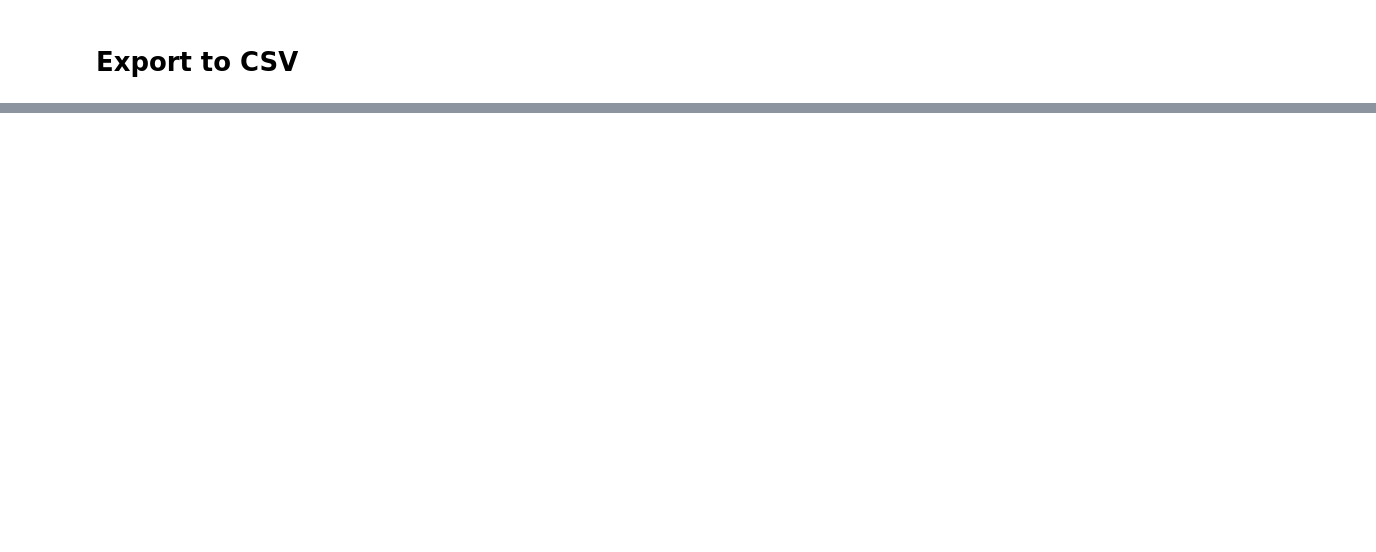
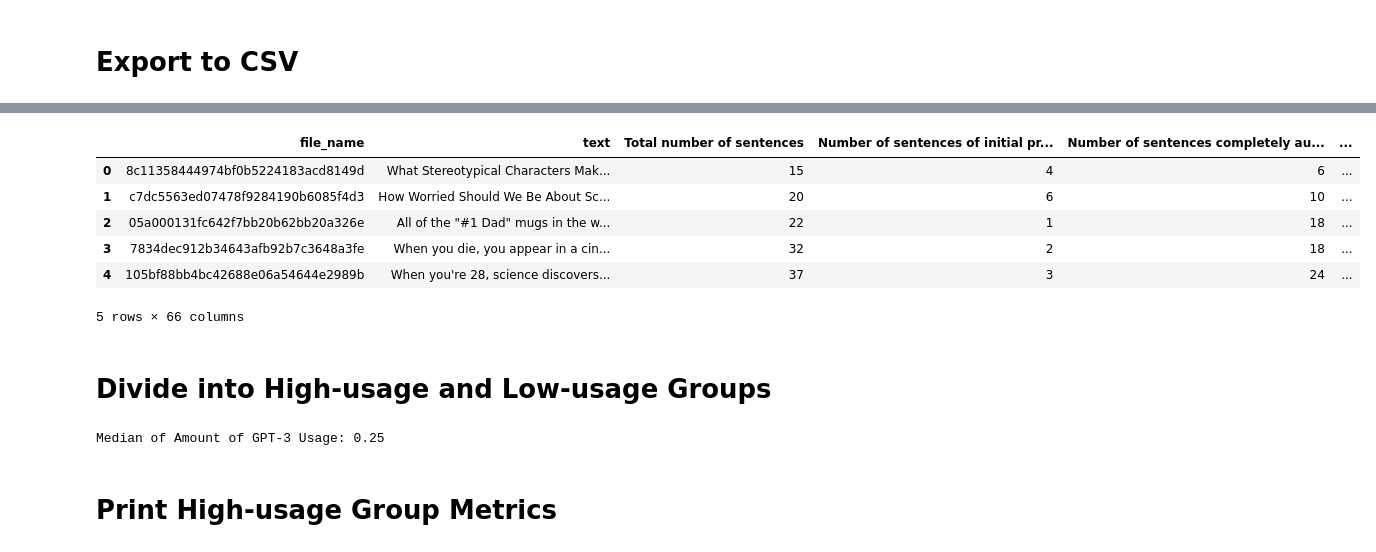
Before and after one commit to srivarshan-s/CoAuthorViz, a Jupyter notebook: notebooks/analysis.ipynb, the cells around one changed output, grey strips where cells are left out. Cells and saved outputs as stored; diff of their text form; code cells hidden in the pictures; blank space fills up the shorter version.

```diff
--- a/notebooks/analysis.ipynb
+++ b/notebooks/analysis.ipynb
@@ -374,0 +414,17 @@ df.to_csv("writing_session_stats.csv")
+# %%
+new_df = pd.merge(new_df, taaco_df, on="file_name")
+new_df.head()
+# %% [output]
+|  | file_name | text | Total number of sentences | Number of sentences of initial pr... | Number of sentences completely au... | ... |
+| 0 | 8c11358444974bf0b5224183acd8149d | What Stereotypical Characters Mak... | 15 | 4 | 6 | ... |
+| 1 | c7dc5563ed07478f9284190b6085f4d3 | How Worried Should We Be About Sc... | 20 | 6 | 10 | ... |
+| 2 | 05a000131fc642f7bb20b62bb20a326e | All of the "#1 Dad" mugs in the w... | 22 | 1 | 18 | ... |
+| 3 | 7834dec912b34643afb92b7c3648a3fe | When you die, you appear in a cin... | 32 | 2 | 18 | ... |
+| 4 | 105bf88bb4bc42688e06a54644e2989b | When you're 28, science discovers... | 37 | 3 | 24 | ... |
+5 rows × 66 columns
+# %% [markdown]
+# Divide into High-usage and Low-usage Groups
+# %%
+print("Median of Amount of GPT-3 Usage:", np.median(new_df["Amount of GTP-3 Usage"]))
+# %% [output]
+Median of Amount of GPT-3 Usage: 0.25
@@ -374,0 +435,2 @@ df.to_csv("writing_session_stats.csv")
+# %% [markdown]
+# Print High-usage Group Metrics
```
Also changed, not shown: parts of 28 cells of this notebook, 1 other file.
